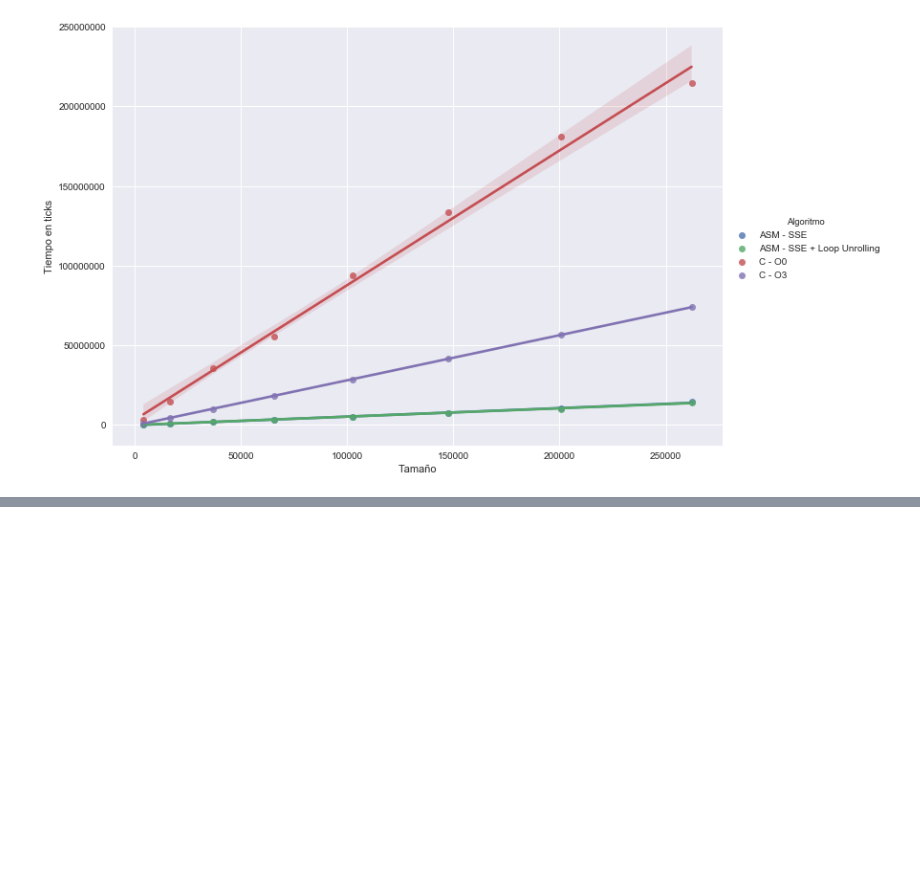
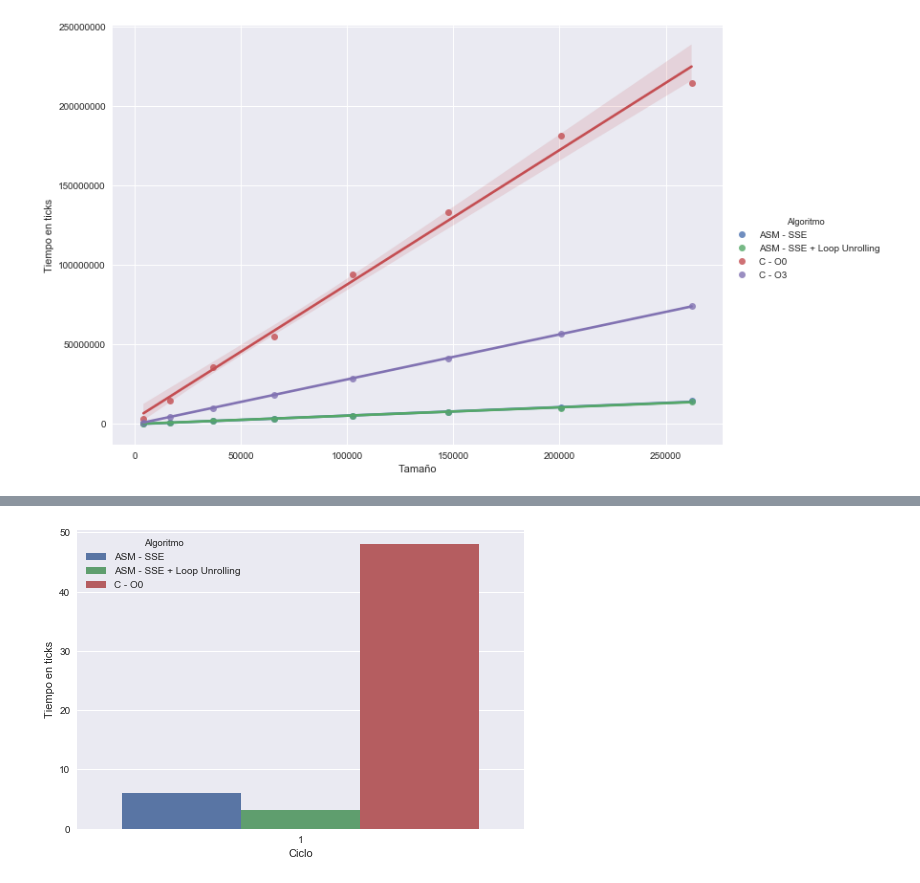
Before and after one commit to ZebaSz/orga2-tp2, a Jupyter notebook: informe/data/Orga2-TP2.ipynb, the cells around one changed output, grey strips where cells are left out. Cells and saved outputs as stored; diff of their text form; code cells hidden in the pictures; blank space fills up the shorter version.

```diff
--- a/informe/data/Orga2-TP2.ipynb
+++ b/informe/data/Orga2-TP2.ipynb
@@ -120,0 +144,13 @@ plt.show()
+# %%
+df1C = pd.read_csv('fourCombine-1ciclo.csv')
+
+df1CU = pd.read_csv('fourCombine-1ciclo-unroll.csv')
+df1CU[algo] = df1CU[algo].map({0: 0, 1: 2})
+df = pd.concat([df1C, df1CU], ignore_index=True)
+df[algo] = df[algo].map({0: O0, 1: ASM, 2: 'ASM - SSE + Loop Unrolling'}) # acá decía "C - O1", no es O0?
+df = df.groupby([algo, 'Ciclo']).min().reset_index() # acá se usaba promedio, por qué?
+sns.barplot(x='Ciclo', y='Ticks', data=df, hue='Algoritmo') # por qué comparamos O0/1 en vez de O3?
+plt.ylabel('Tiempo en ticks')
+plt.show()
+# %% [output]
+[figure, added]
```
Also changed, not shown: parts of 13 cells of this notebook, 1 other file.
